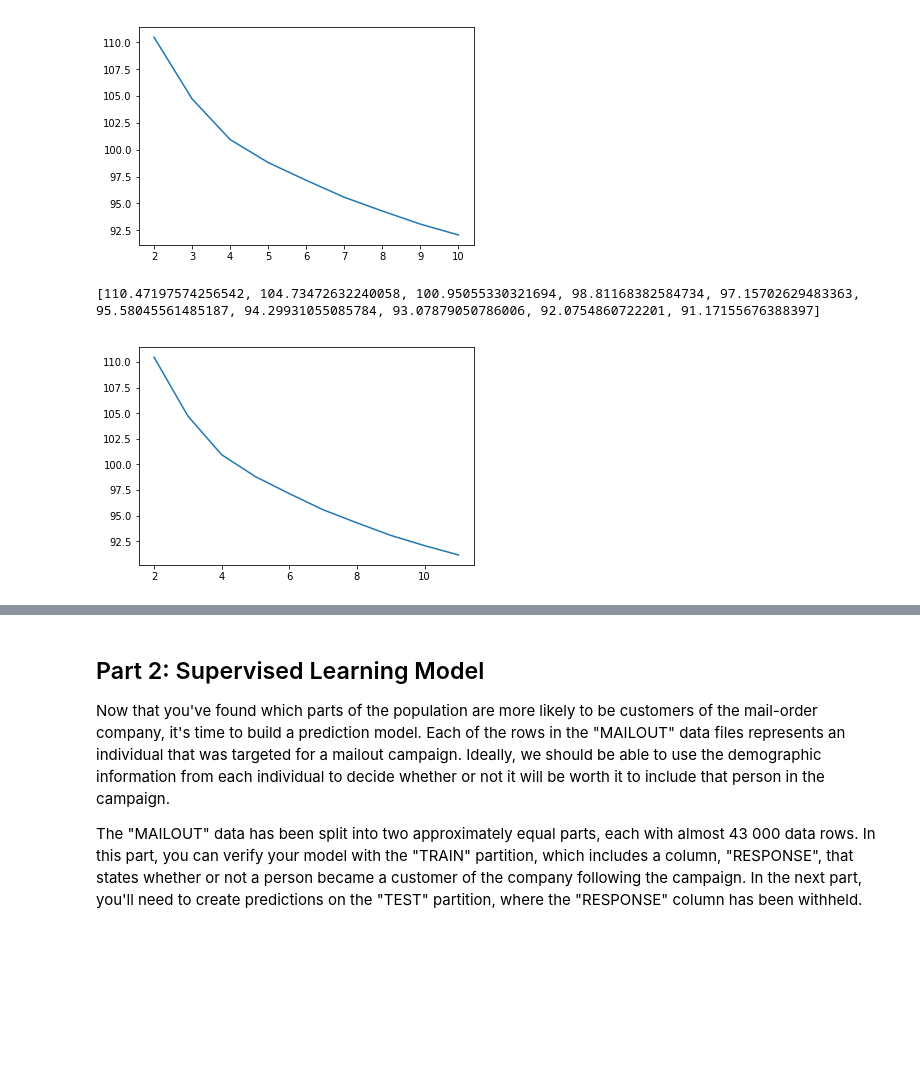
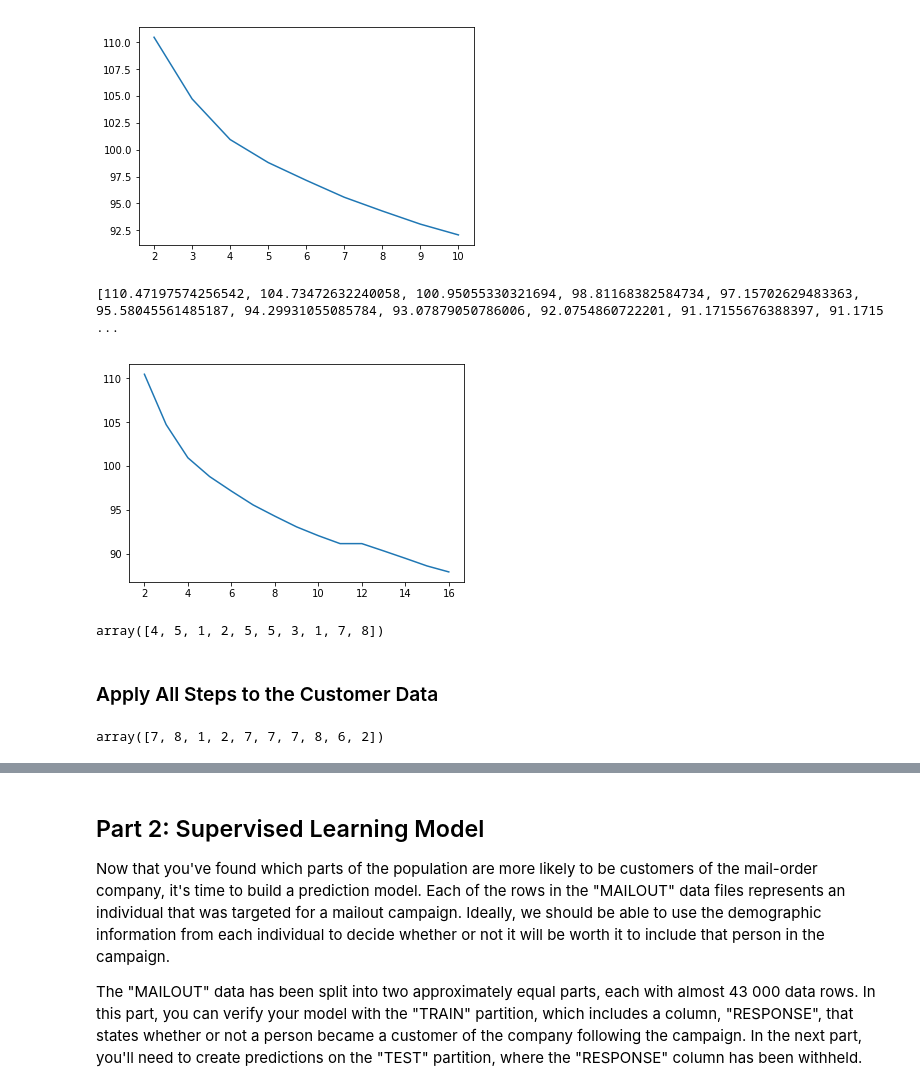
Before and after one commit to mkeisenbach/arvato, a Jupyter notebook: Arvato Project Workbook.ipynb, the cells around one changed output, grey strips where cells are left out. Drawn from its saved outputs; the diff is of its cells as text; code cells hidden in the pictures; blank space fills up the shorter version.

Commit message:
feat: process and cluster customer data
Performed all steps on customer data and compared the customer data to
the population data.

```diff
--- a/Arvato Project Workbook.ipynb
+++ b/Arvato Project Workbook.ipynb
@@ -635,0 +669,2 @@ EWDICHTE is population density
+# %%
+azdias_pca, imputer, scaler, pca = pf.preprocess_fit(azdias_clean, pca_n=76, impute_strat='median')
@@ -656,17 +709,18 @@ plt.plot(range(2, len(mean_d) + 2), mean_d);
 [110.47197574256542, 104.73472632240058, 100.95055330321694, 98.81168382584734, 97.15702629483363, 95.58045561485187, 94.29931055085784, 93.07879050786006, 92.0754860722201]
 [figure]
 # %%
-k = 11
+centers = range(11, 16)
+for k in centers:
 
-# run k-means clustering on the data and...
-kmeans = KMeans(n_clusters=k)
-model = kmeans.fit(azdias_pca)
+    # run k-means clustering on the data and...
+    kmeans = KMeans(n_clusters=k)
+    model = kmeans.fit(azdias_pca)
 
-# compute the average within-cluster distances.
-mean_d.append(abs(model.score(azdias_pca))/N)
+    # compute the average within-cluster distances.
+    mean_d.append(abs(model.score(azdias_pca))/N)
+
+print(mean_d)
+plt.plot(range(2, len(mean_d) + 2), mean_d);
+# %% [output]
+[110.47197574256542, 104.73472632240058, 100.95055330321694, 98.81168382584734, 97.15702629483363, 95.58045561485187, 94.29931055085784, 93.07879050786006, 92.0754860722201, 91.17155676388397, 91.1715 ...
+[figure, added]
-# %%
-print(mean_d)
-plt.plot(range(2, len(mean_d) + 2), mean_d);
-# %% [output]
-[110.47197574256542, 104.73472632240058, 100.95055330321694, 98.81168382584734, 97.15702629483363, 95.58045561485187, 94.29931055085784, 93.07879050786006, 92.0754860722201, 91.17155676388397]
-[figure, removed]
@@ -672,0 +732,7 @@ plt.plot(range(2, len(mean_d) + 2), mean_d);
+# %%
+population_labels = clust_model.predict(azdias_pca)
+population_labels[:10]
+# %% [output]
+array([4, 5, 1, 2, 5, 5, 3, 1, 7, 8])
+# %% [markdown]
+### Apply All Steps to the Customer Data
@@ -672,0 +756,6 @@ plt.plot(range(2, len(mean_d) + 2), mean_d);
+# %%
+# cluster
+customer_labels = clust_model.predict(customers_pca)
+customer_labels[:10]
+# %% [output]
+array([7, 8, 1, 2, 7, 7, 7, 8, 6, 2])
```
Also changed, not shown: parts of 26 cells of this notebook.
